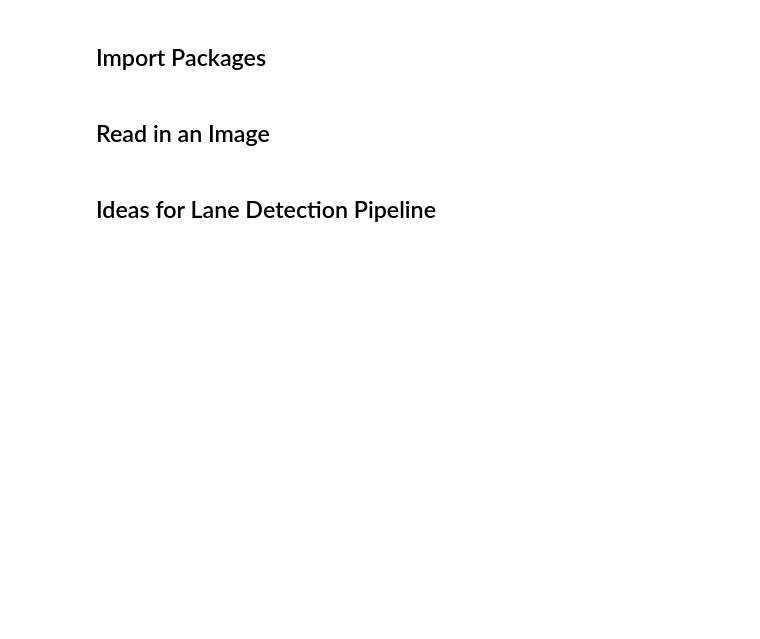
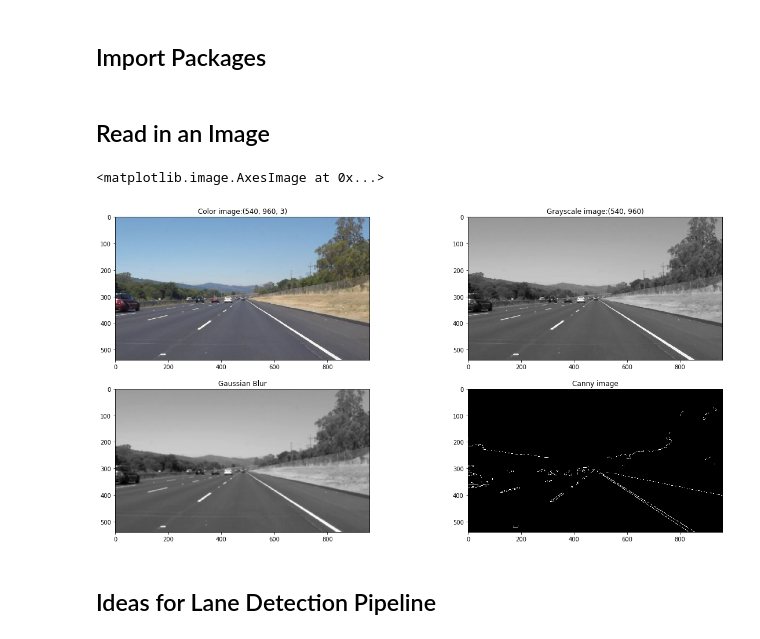
Before and after one commit to MyGitHubSite/Udacity-CarND-Project-1-Finding-Lane-Lines, a Jupyter notebook: P1.ipynb, the cells around one changed output. Saved outputs shown, nothing was run; the diff lists cells and outputs as text; code cells hidden in the pictures; blank space fills up the shorter version.

```diff
--- a/P1.ipynb
+++ b/P1.ipynb
@@ -51,11 +51,36 @@ import cv2
 ## Read in an Image
 # %%
 #reading in an image
-image = mpimg.imread('test_images/solidWhiteRight.jpg')
+test_image = mpimg.imread('test_images/solidWhiteRight.jpg')
 
 #printing out some stats and plotting
-print('This image is:', type(image), 'with dimensions:', image.shape)
-plt.imshow(image)  # if you wanted to show a single color channel image called 'gray', for example, call as plt.imshow(gray, cmap='gray')
+#print('This image is:', type(image), 'with dimensions:', image.shape)
+#plt.imshow(image)
+
+# if you wanted to show a single color channel image called 'gray', for example, call as plt.imshow(gray, cmap='gray')
+test_gray = cv2.cvtColor(test_image, cv2.COLOR_RGB2GRAY)
+#print('This image is:', type(gray), 'with dimensions:', gray.shape)
+
+f = plt.figure(figsize=(20,10))
+ax1 = f.add_subplot(221)
+ax1.set_title('Color image:' + str(test_image.shape))
+plt.imshow(test_image)
+ax2 = f.add_subplot(222)
+ax2.set_title('Grayscale image:'+ str(test_gray.shape))
+plt.imshow(test_gray, cmap='gray')
+
+test_gaussian_blur = cv2.GaussianBlur(test_gray, (7, 7), 0)
+ax3 = f.add_subplot(223)
+ax3.set_title('Gaussian Blur')
+plt.imshow(test_gaussian_blur, cmap='gray')
+
+test_canny=cv2.Canny(test_gaussian_blur, 100, 150)
+ax4 = f.add_subplot(224)
+ax4.set_title('Canny image')
+plt.imshow(test_canny, cmap='gray')
+# %% [output]
+<matplotlib.image.AxesImage at 0x...>
+[figure, added]
 # %% [markdown]
 ## Ideas for Lane Detection Pipeline
 # %% [markdown]
```
Also changed, not shown: parts of 16 cells of this notebook, 3 other files.
